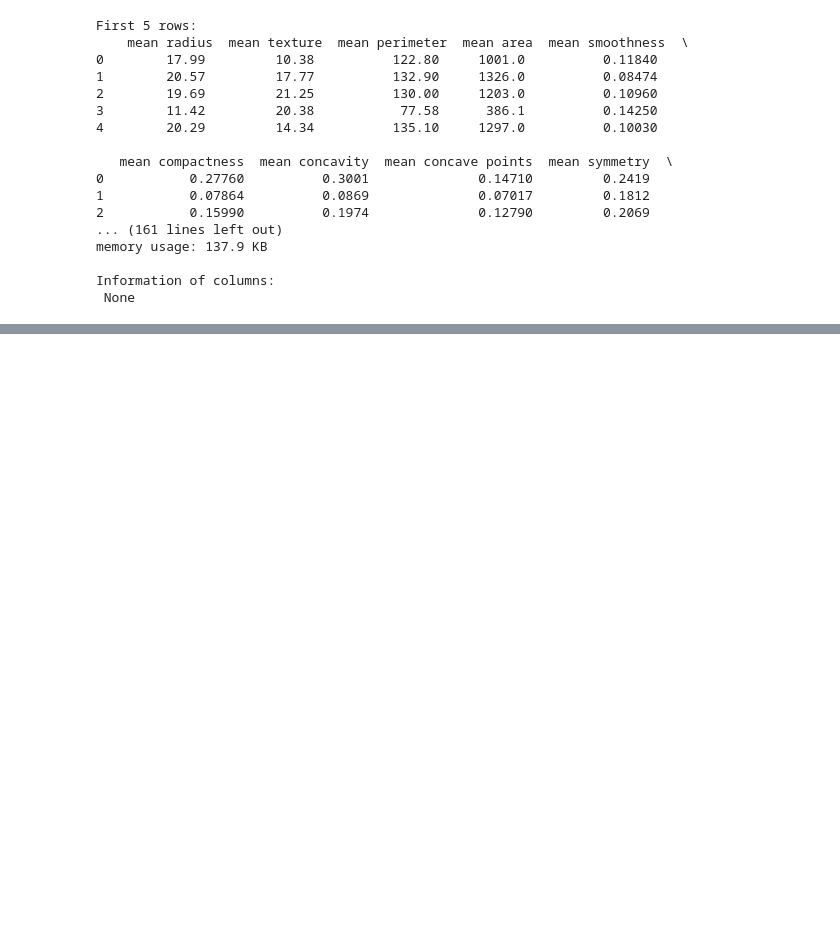
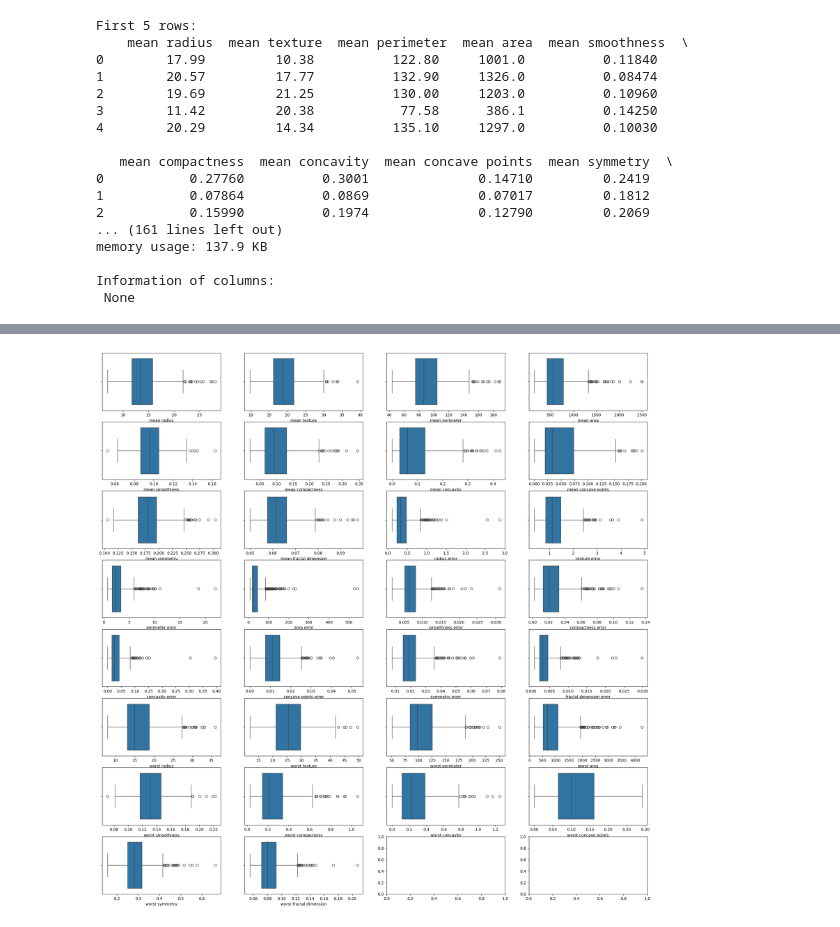
Before and after one commit to macorony/Breast_cancer_ML, a Jupyter notebook: notebooks/exploratory_analysis.ipynb, the cells around one changed output, grey strips where cells are left out. Drawn from its saved outputs; the diff is of its cells as text; code cells hidden in the pictures; blank space fills up the shorter version.

```diff
--- a/notebooks/exploratory_analysis.ipynb
+++ b/notebooks/exploratory_analysis.ipynb
@@ -45,0 +91,8 @@ Information of columns:
+# %%
+# Boxplots
+fig, axes = plt.subplots(8, 4, figsize=(25, 25))
+for i, col in enumerate(df.columns[:-1]):
+    sns.boxplot(ax = axes[i // 4, i% 4], data = df, x = col)
+plt.show()
+# %% [output]
+[figure, added]
```
Also changed, not shown: parts of 6 cells of this notebook.
